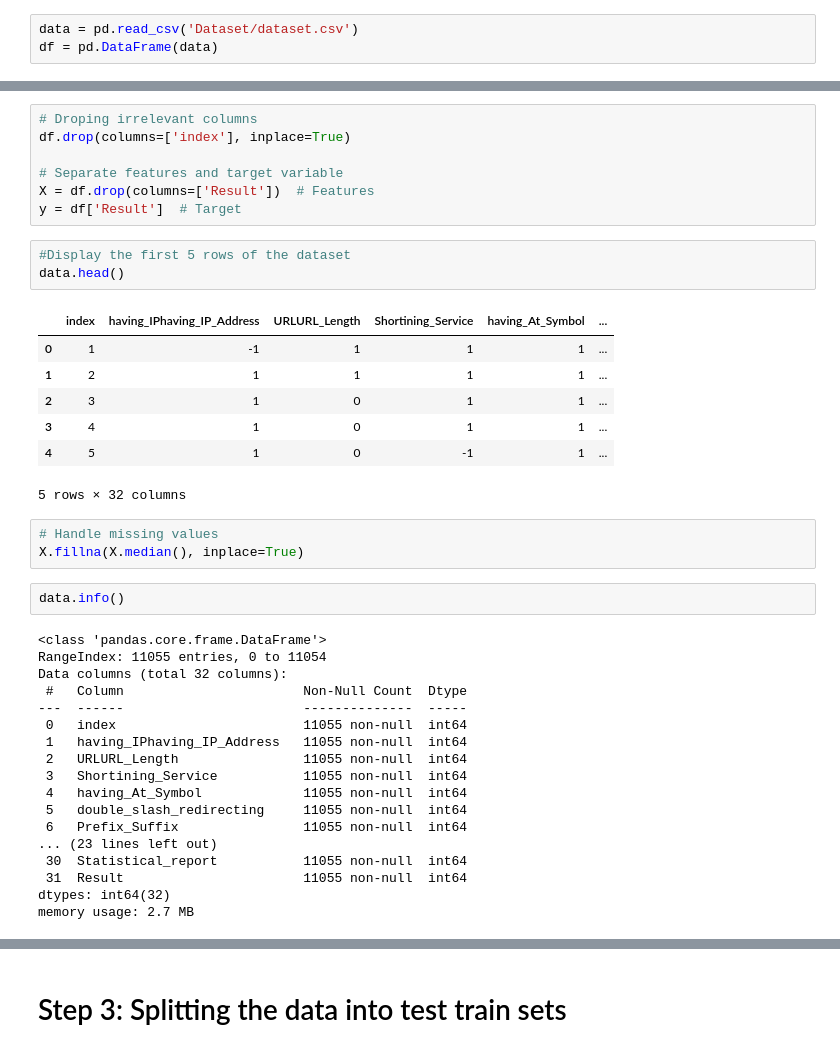
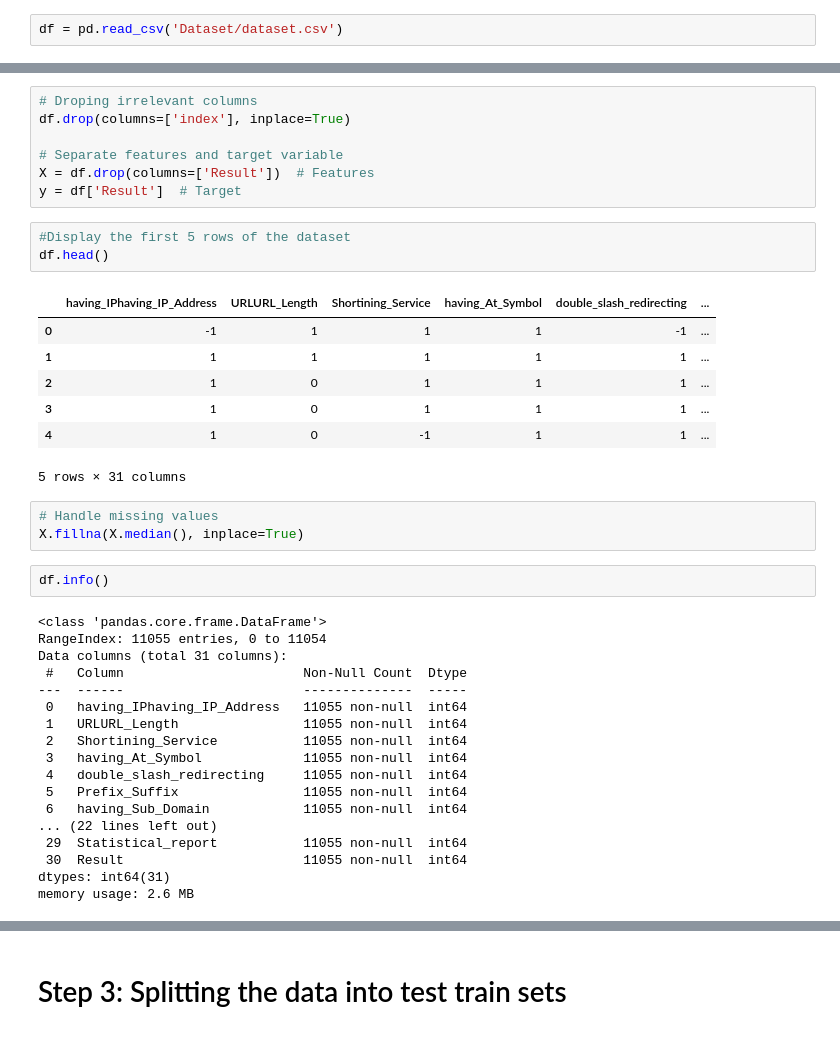
Before and after one commit to Final-year-Project-SecureLinkScanner/training_model, a Jupyter notebook: random_forest_model_train.ipynb, the cells around one changed output, grey strips where cells are left out. Cells and saved outputs as stored; diff of their text form.

```diff
--- a/random_forest_model_train.ipynb
+++ b/random_forest_model_train.ipynb
@@ -7,8 +7,7 @@ from sklearn.metrics import accuracy_score, classification_report
 # %% [markdown]
 # Step 1: Load the data set
 # %%
-data = pd.read_csv('Dataset/dataset.csv')
-df = pd.DataFrame(data)
+df = pd.read_csv('Dataset/dataset.csv')
 # %% [markdown]
 # Step 2: Tidy dataset by dropping irrelevant columns
 # %%
@@ -20,36 +19,36 @@ X = df.drop(columns=['Result'])  # Features
 y = df['Result']  # Target
 # %%
 #Display the first 5 rows of the dataset
-data.head()
+df.head()
 # %% [output]
-|  | index | having_IPhaving_IP_Address | URLURL_Length | Shortining_Service | having_At_Symbol | ... |
-| 0 | 1 | -1 | 1 | 1 | 1 | ... |
-| 1 | 2 | 1 | 1 | 1 | 1 | ... |
-| 2 | 3 | 1 | 0 | 1 | 1 | ... |
-| 3 | 4 | 1 | 0 | 1 | 1 | ... |
-| 4 | 5 | 1 | 0 | -1 | 1 | ... |
+|  | having_IPhaving_IP_Address | URLURL_Length | Shortining_Service | having_At_Symbol | double_slash_redirecting | ... |
+| 0 | -1 | 1 | 1 | 1 | -1 | ... |
+| 1 | 1 | 1 | 1 | 1 | 1 | ... |
+| 2 | 1 | 0 | 1 | 1 | 1 | ... |
+| 3 | 1 | 0 | 1 | 1 | 1 | ... |
+| 4 | 1 | 0 | -1 | 1 | 1 | ... |
-5 rows × 32 columns
+5 rows × 31 columns
 # %%
 # Handle missing values
 X.fillna(X.median(), inplace=True)
 # %%
-data.info()
+df.info()
 # %% [output]
 <class 'pandas.core.frame.DataFrame'>
 RangeIndex: 11055 entries, 0 to 11054
-Data columns (total 32 columns):
+Data columns (total 31 columns):
  #   Column                       Non-Null Count  Dtype
 ---  ------                       --------------  -----
- 0   index                        11055 non-null  int64
- 1   having_IPhaving_IP_Address   11055 non-null  int64
- 2   URLURL_Length                11055 non-null  int64
- 3   Shortining_Service           11055 non-null  int64
- 4   having_At_Symbol             11055 non-null  int64
- 5   double_slash_redirecting     11055 non-null  int64
- 6   Prefix_Suffix                11055 non-null  int64
-... (23 lines left out)
- 30  Statistical_report           11055 non-null  int64
- 31  Result                       11055 non-null  int64
-dtypes: int64(32)
-memory usage: 2.7 MB
+ 0   having_IPhaving_IP_Address   11055 non-null  int64
+ 1   URLURL_Length                11055 non-null  int64
+ 2   Shortining_Service           11055 non-null  int64
+ 3   having_At_Symbol             11055 non-null  int64
+ 4   double_slash_redirecting     11055 non-null  int64
+ 5   Prefix_Suffix                11055 non-null  int64
+ 6   having_Sub_Domain            11055 non-null  int64
+... (22 lines left out)
+ 29  Statistical_report           11055 non-null  int64
+ 30  Result                       11055 non-null  int64
+dtypes: int64(31)
+memory usage: 2.6 MB
 # %%
```
Also changed, not shown: parts of 18 cells of this notebook, 1 other file.
